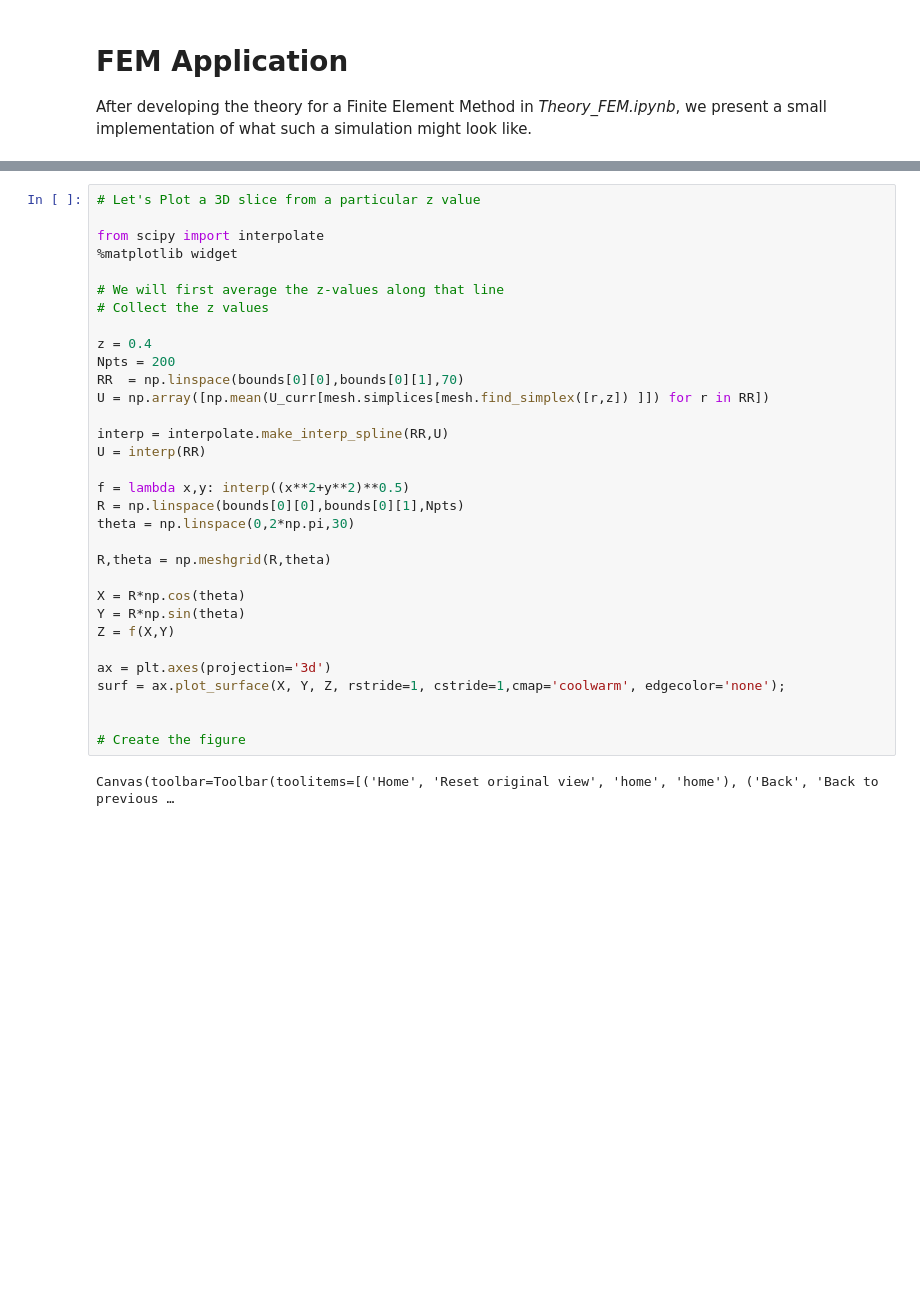
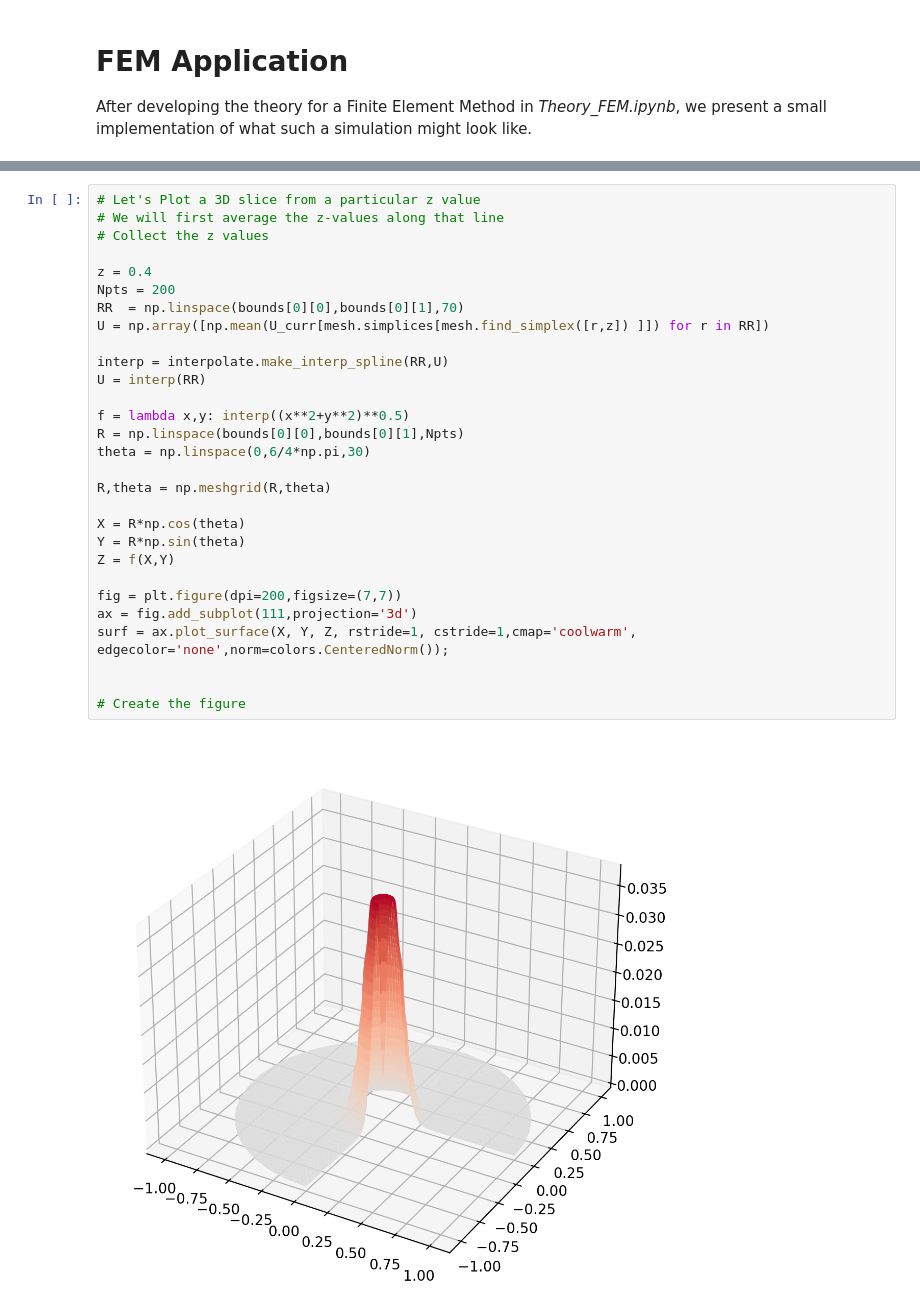
Before and after one commit to nyuad-astroparticle/LXe-Phonon, a Jupyter notebook: Simulation/1.Solving_Engine/Application_FEM.ipynb, the cells around one changed output, grey strips where cells are left out. Cells and saved outputs as stored; diff of their text form; blank space fills up the shorter version.

```diff
--- a/Simulation/1.Solving_Engine/Application_FEM.ipynb
+++ b/Simulation/1.Solving_Engine/Application_FEM.ipynb
@@ -66,34 +67,31 @@ plot_U(points,mesh,U_curr)
 # %%
 # Let's Plot a 3D slice from a particular z value
-
-from scipy import interpolate
-%matplotlib widget
-
 # We will first average the z-values along that line
 # Collect the z values
 
 z = 0.4
 Npts = 200
 RR  = np.linspace(bounds[0][0],bounds[0][1],70)
 U = np.array([np.mean(U_curr[mesh.simplices[mesh.find_simplex([r,z]) ]]) for r in RR])
 
 interp = interpolate.make_interp_spline(RR,U)
 U = interp(RR)
 
 f = lambda x,y: interp((x**2+y**2)**0.5)
 R = np.linspace(bounds[0][0],bounds[0][1],Npts)
-theta = np.linspace(0,2*np.pi,30)
+theta = np.linspace(0,6/4*np.pi,30)
 
 R,theta = np.meshgrid(R,theta)
 
 X = R*np.cos(theta)
 Y = R*np.sin(theta)
 Z = f(X,Y)
 
-ax = plt.axes(projection='3d')
-surf = ax.plot_surface(X, Y, Z, rstride=1, cstride=1,cmap='coolwarm', edgecolor='none');
+fig = plt.figure(dpi=200,figsize=(7,7))
+ax = fig.add_subplot(111,projection='3d')
+surf = ax.plot_surface(X, Y, Z, rstride=1, cstride=1,cmap='coolwarm', edgecolor='none',norm=colors.CenteredNorm());
 
 
 # Create the figure
 # %% [output]
-Canvas(toolbar=Toolbar(toolitems=[('Home', 'Reset original view', 'home', 'home'), ('Back', 'Back to previous …
+[figure, added]
```
Also changed, not shown: parts of 8 cells of this notebook, 1 other file.
